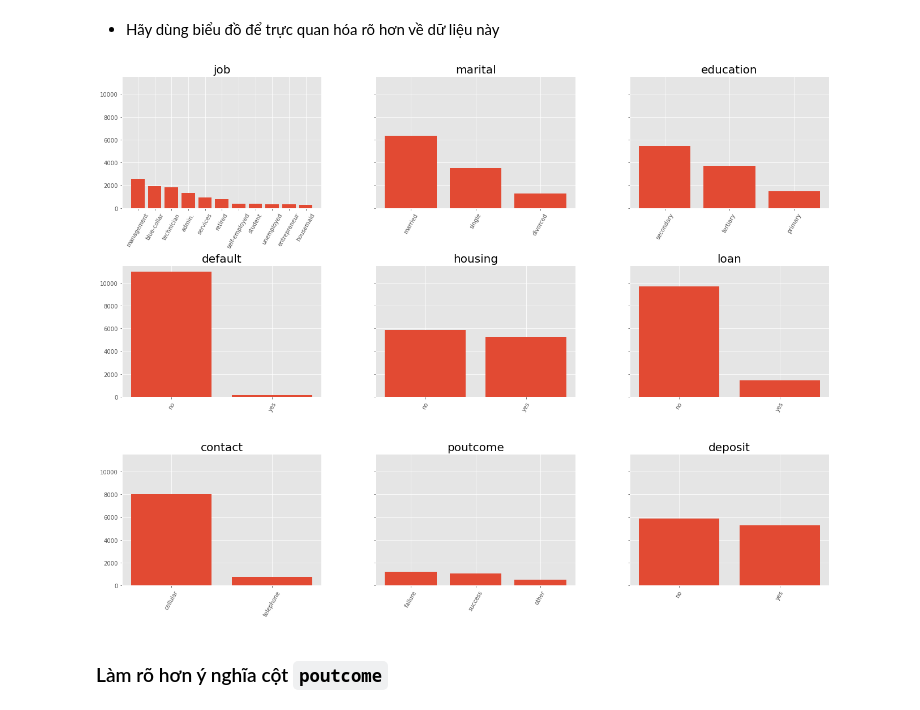
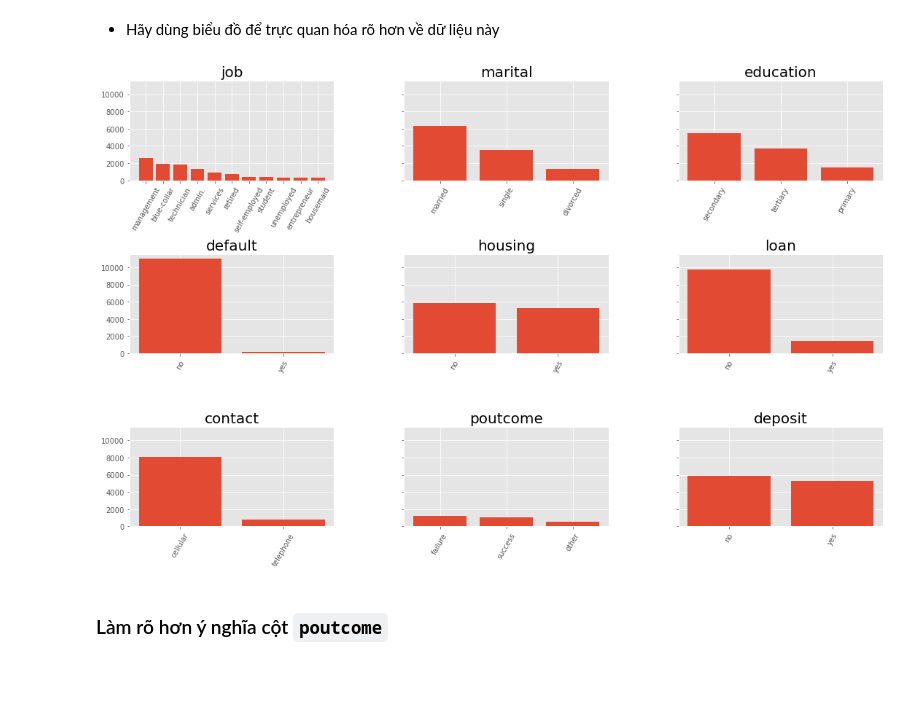
Before and after one commit to gotoSleepzzz/P4DS_final_project, a Jupyter notebook: beta_version.ipynb, the cells around one changed output. Cells and saved outputs as stored; diff of their text form; code cells hidden in the pictures; blank space fills up the shorter version.

```diff
--- a/beta_version.ipynb
+++ b/beta_version.ipynb
@@ -202,29 +202,29 @@ cate_col_profiles_df.T
 # %% [markdown]
 - Hãy dùng biểu đồ để trực quan hóa rõ hơn về dữ liệu này
 # %%
-fig, axs = plt.subplots(3, 3, sharex=False, sharey=True, figsize=(20, 15))
+fig, axs = plt.subplots(3, 3, sharex=False, sharey=True, figsize=(17, 11))
 fig.tight_layout(pad=8.0)
 
 counter = 0
 for cat_column in cate_cols:
     value_counts = bank_df[cat_column].value_counts()
 
     trace_x = counter // 3
     trace_y = counter % 3
     x_pos = np.arange(0, len(value_counts))
 
     axs[trace_x, trace_y].bar(x_pos, value_counts.values, tick_label = value_counts.index)
 
     axs[trace_x, trace_y].set_title(cat_column,fontsize=20)
 
     for tick in axs[trace_x, trace_y].get_xticklabels():
         tick.set_rotation(60)
 
     counter += 1
 
 plt.show()
 # %% [output]
-[figure, old version]
+[figure, new version]
 # %% [markdown]
 ### Làm rõ hơn ý nghĩa cột `poutcome`
 # %% [markdown]
```
Also changed, not shown: parts of 7 cells of this notebook.
